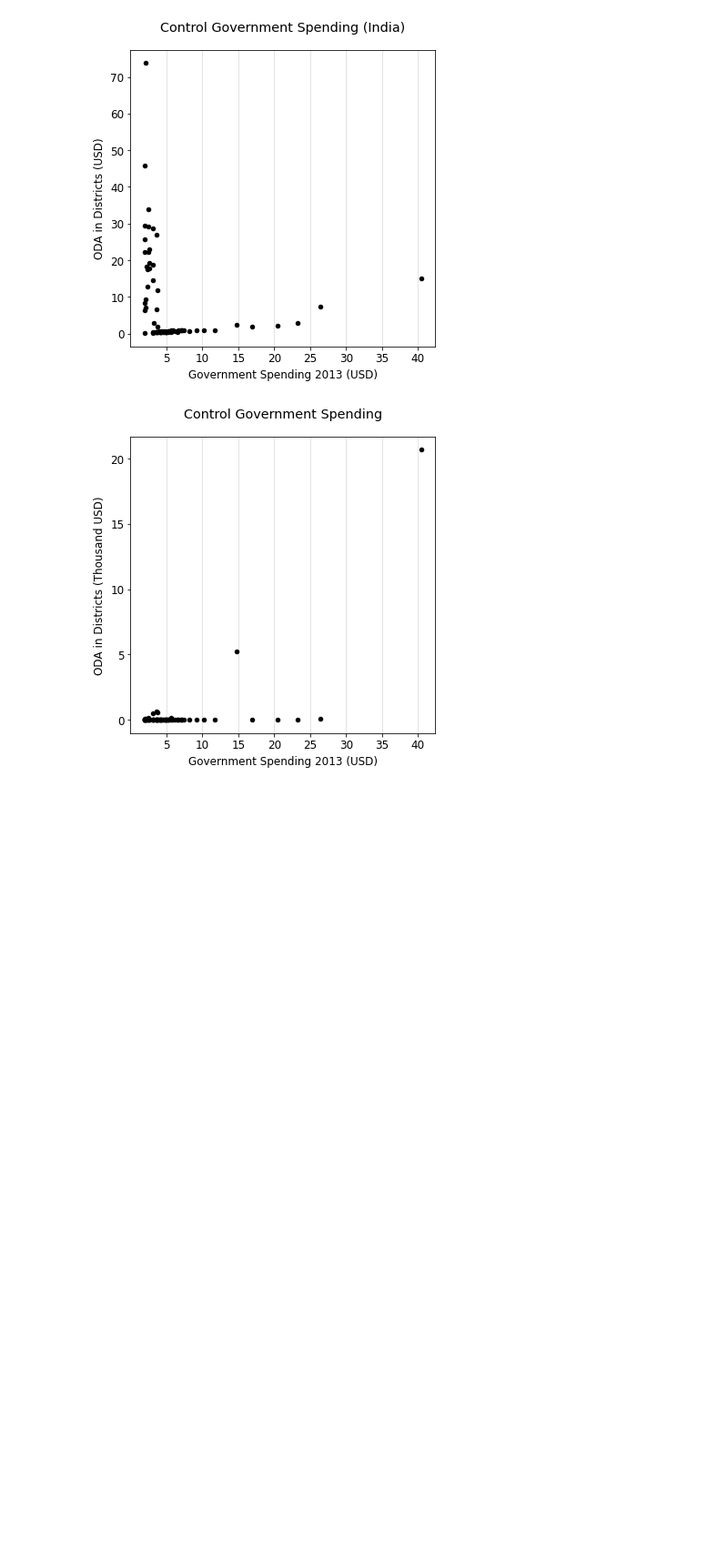
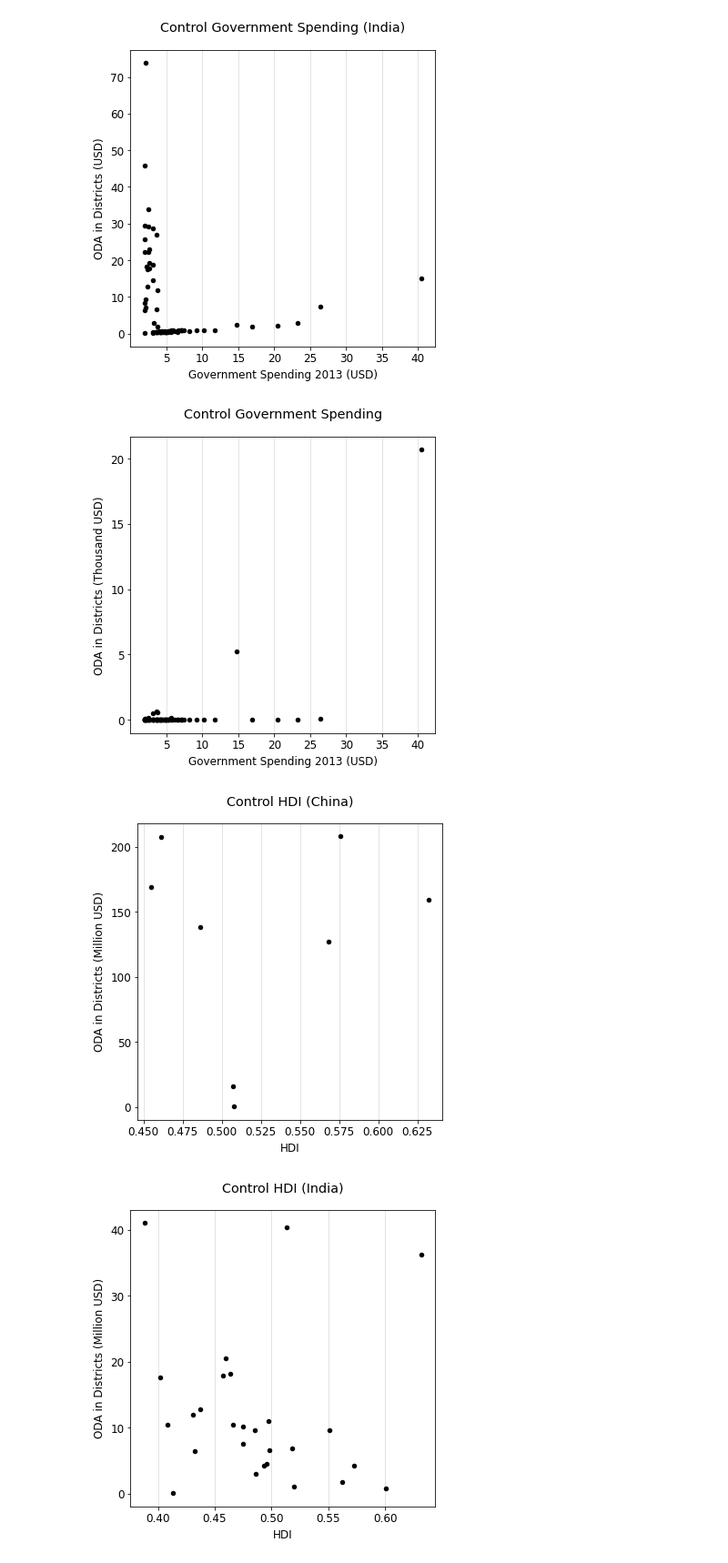
Before and after one commit to bidu19/nepal_aid_projects, a Jupyter notebook: aid_projects.ipynb, the cells around one changed output. Shown at 91% size. Drawn from its saved outputs; the diff is of its cells as text; code cells hidden in the pictures; blank space fills up the shorter version.

```diff
--- a/aid_projects.ipynb
+++ b/aid_projects.ipynb
@@ -464,3 +469,37 @@ scatter_plot(
 [figure]
 [figure]
 [figure]
+# %%
+# Control HDI
+# China
+x, y = get_axis(aid_china, c_hdi)
+scatter_plot(
+    x, y,
+    file_name='control_hdi_china',
+    title="Control HDI (China)",
+    x_label='HDI',
+    y_label="ODA in Districts (Million USD)",
+)
+
+# India
+x, y = get_axis(aid_india, c_hdi)
+scatter_plot(
+    x, y,
+    file_name='control_hdi_india',
+    title="Control HDI (India)",
+    x_label='HDI',
+    y_label="ODA in Districts (Million USD)",
+)
+
+# Combined
+x, y = get_axis(aid, c_hdi)
+scatter_plot(
+    x, y,
+    file_name='control_hdi_combined',
+    title="Control HDI",
+    x_label='HDI',
+    y_label="ODA in Districts (Million USD)",
+)
+# %% [output]
+[figure, added]
+[figure, added]
```
Also changed, not shown: parts of 6 cells of this notebook.
